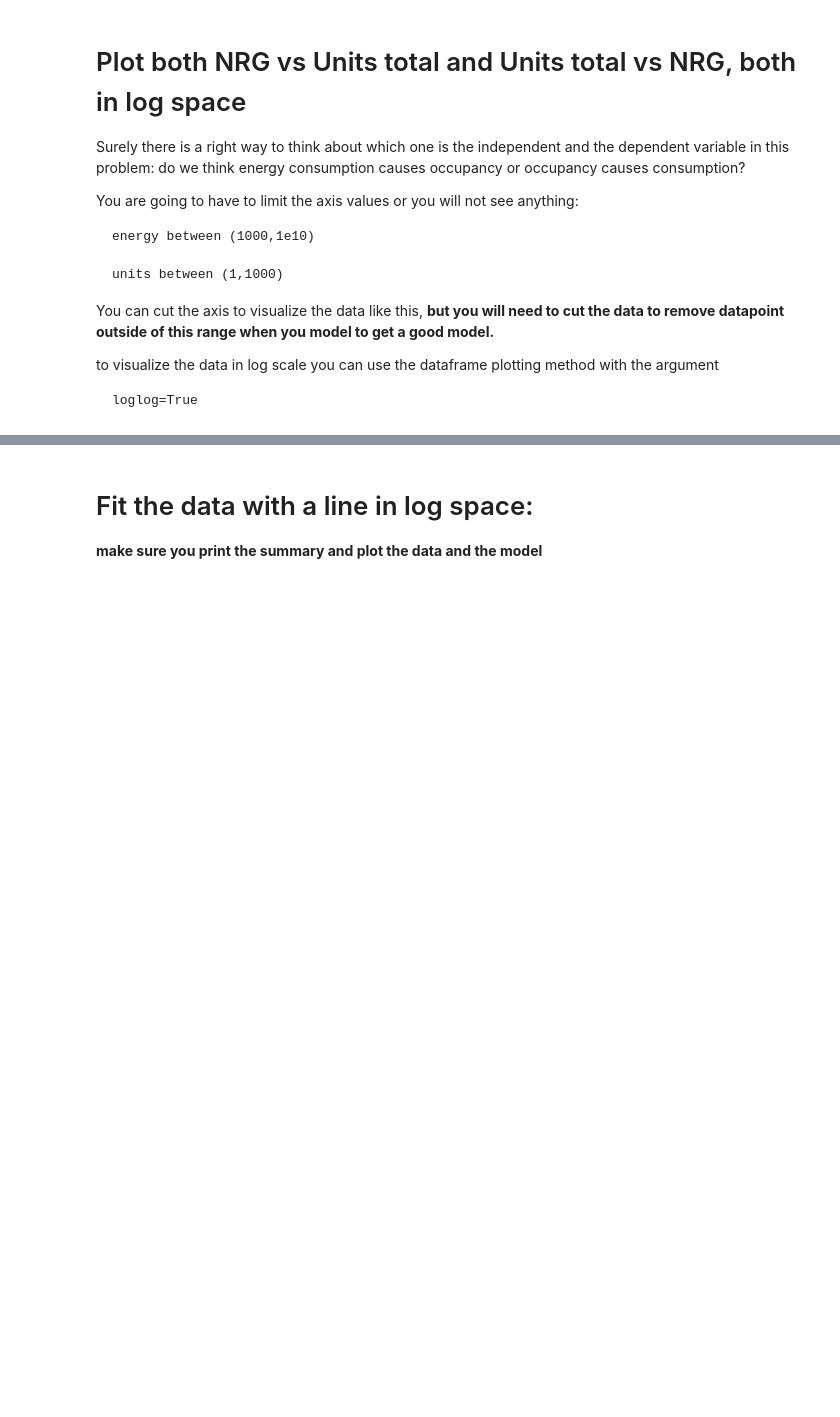
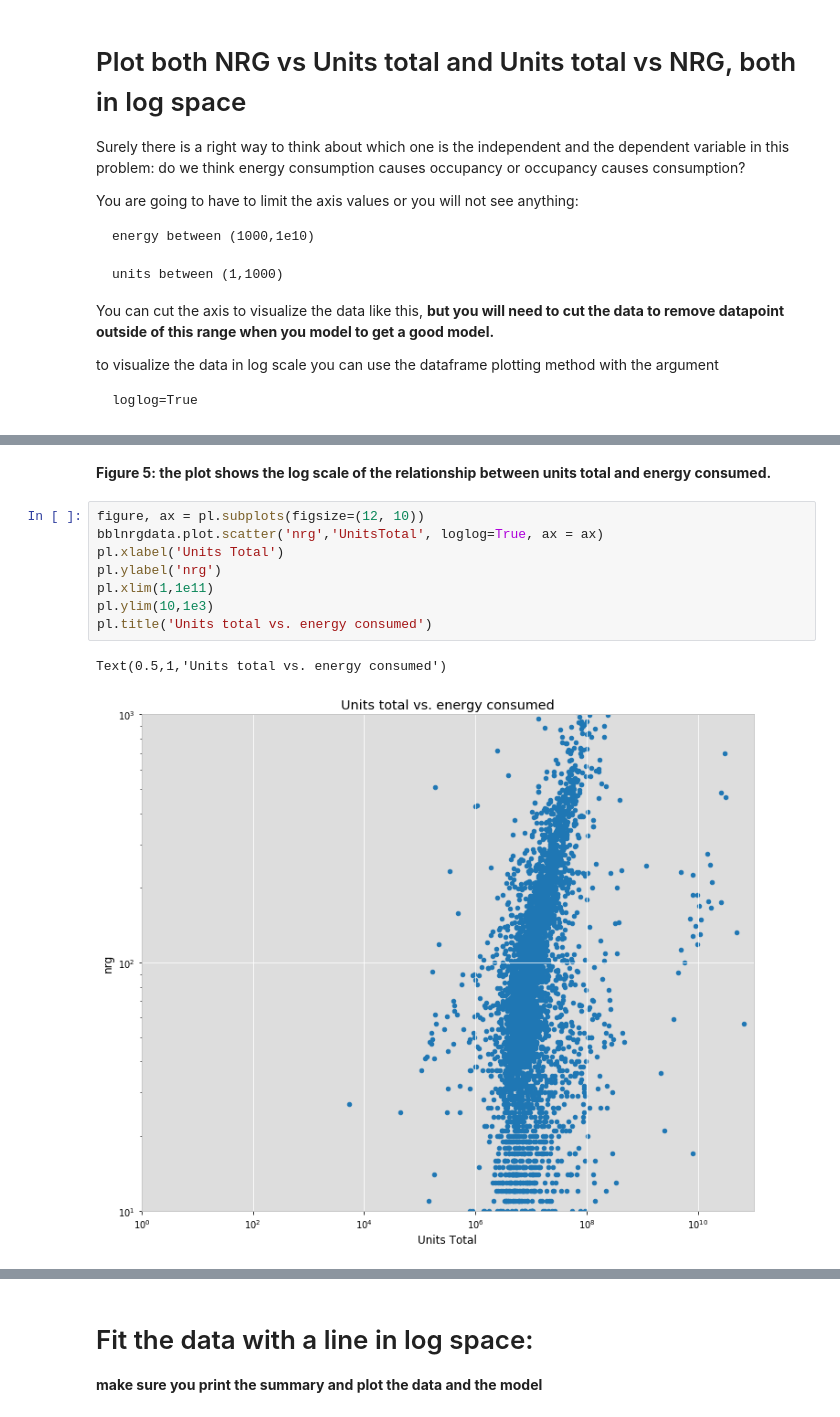
Before and after one commit to mebauer/PUI2018_mb6203, a Jupyter notebook: HW10_mb6203/HW10_Assignment2.ipynb, the cells around one changed output, grey strips where cells are left out. Cells and saved outputs as stored; diff of their text form; blank space fills up the shorter version.

```diff
--- a/HW10_mb6203/HW10_Assignment2.ipynb
+++ b/HW10_mb6203/HW10_Assignment2.ipynb
@@ -443,0 +405,13 @@ to visualize the data in log scale you can use the dataframe plotting method wit
+# %% [markdown]
+**Figure 5: the plot shows the log scale of the relationship between units total and energy consumed.**
+# %%
+figure, ax = pl.subplots(figsize=(12, 10))
+bblnrgdata.plot.scatter('nrg','UnitsTotal', loglog=True, ax = ax)
+pl.xlabel('Units Total')
+pl.ylabel('nrg')
+pl.xlim(1,1e11)
+pl.ylim(10,1e3)
+pl.title('Units total vs. energy consumed')
+# %% [output]
+Text(0.5,1,'Units total vs. energy consumed')
+[figure, added]
```
Also changed, not shown: parts of 46 cells of this notebook, 2 other files.
